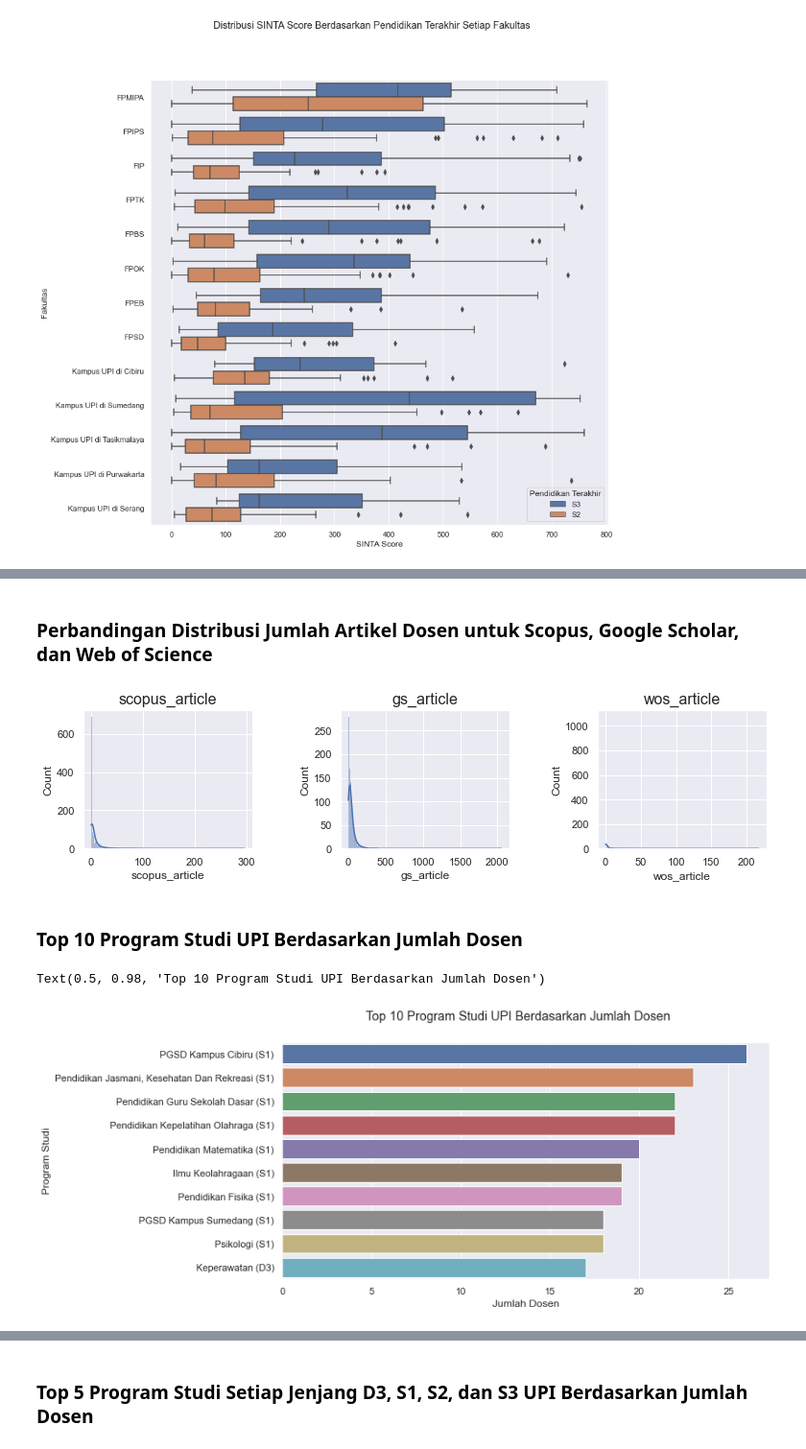
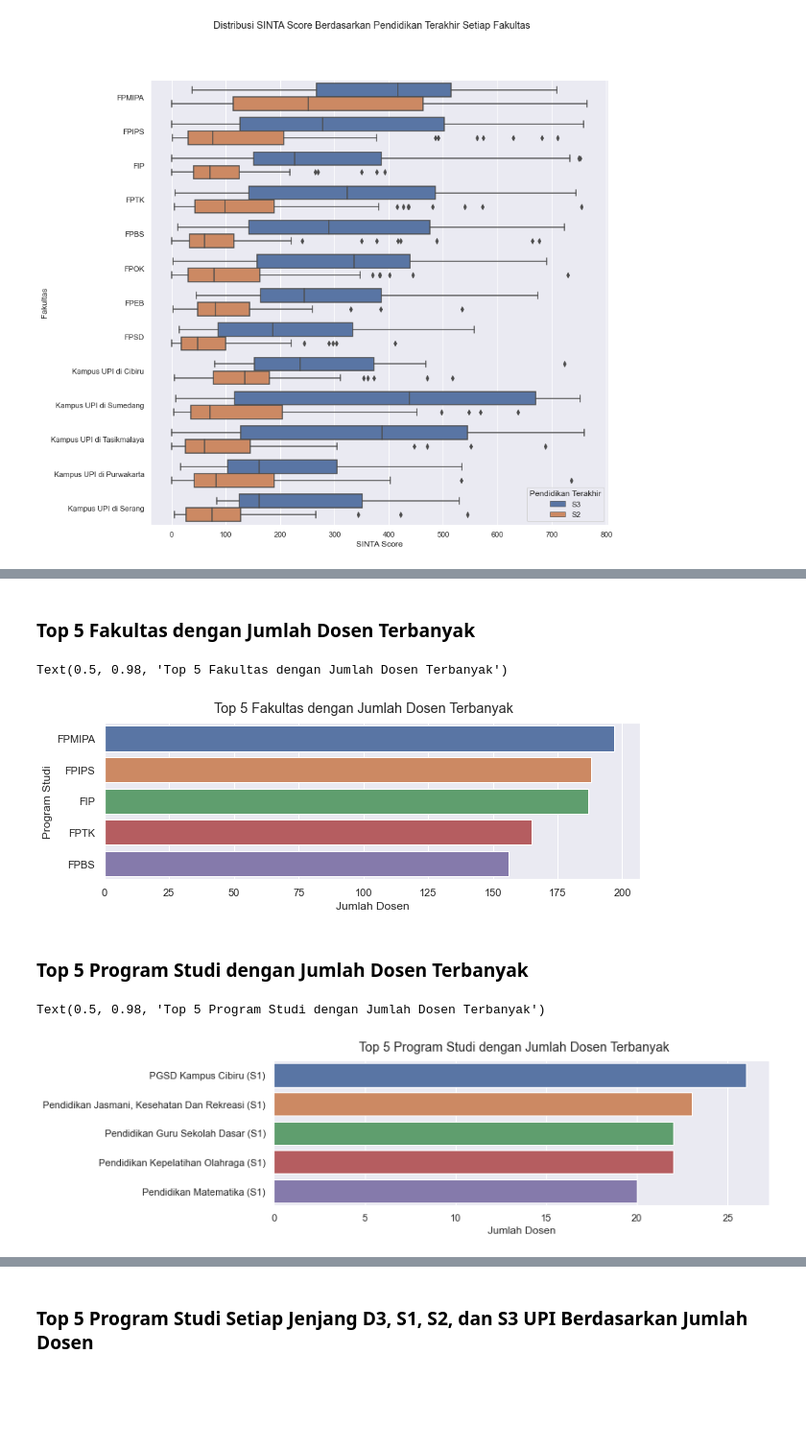
Before and after one commit to crypter7054/EDA-UPI-2022, a Jupyter notebook: EDA UPI Rev.3.ipynb, the cells around one changed output, grey strips where cells are left out. Shown at 96% size. Saved outputs shown, nothing was run; the diff lists cells and outputs as text; code cells hidden in the pictures; blank space fills up the shorter version.

```diff
--- a/EDA UPI Rev.3.ipynb
+++ b/EDA UPI Rev.3.ipynb
@@ -701,26 +633,20 @@ plt.show()
-# %% [markdown]
-### Perbandingan Distribusi Jumlah Artikel Dosen untuk Scopus, Google Scholar, dan Web of Science
-# %%
-h_index = ['scopus_article', 'gs_article', 'wos_article']
-
-fig, axes = plt.subplots(1, 3, figsize = (12, 4))
-axes = axes.ravel()
-fig.tight_layout(pad = 5)
-
-for col, ax in zip(h_index, axes):
-    sns.histplot(df[col], kde=True, ax=ax)
-    ax.set_title(col, fontsize = 16)
-
-plt.show()
-# %% [output]
-[figure, removed]
+# %% [markdown]
+### Top 5 Fakultas dengan Jumlah Dosen Terbanyak
+# %%
+plt.figure(figsize=(10, 3))
+g = sns.countplot(y="Fakultas", data = df, order = df['Fakultas'].value_counts().index[0:5], palette="deep")
+g.set(xlabel='Jumlah Dosen', ylabel='Program Studi')
+plt.suptitle("Top 5 Fakultas dengan Jumlah Dosen Terbanyak" , fontsize = 'large', fontweight = 'regular')
+# %% [output]
+Text(0.5, 0.98, 'Top 5 Fakultas dengan Jumlah Dosen Terbanyak')
+[figure, added]
 # %% [markdown]
-### Top 10 Program Studi UPI Berdasarkan Jumlah Dosen
+### Top 5 Program Studi dengan Jumlah Dosen Terbanyak
 # %%
-plt.figure(figsize=(10, 5))
-g = sns.countplot(y="Nama Prodi", data = df, order = df['Nama Prodi'].value_counts().index[0:10], palette="deep")
-g.set(xlabel='Jumlah Dosen', ylabel='Program Studi')
-plt.suptitle("Top 10 Program Studi UPI Berdasarkan Jumlah Dosen" , fontsize = 'large', fontweight = 'regular')
+plt.figure(figsize=(10, 3))
+g = sns.countplot(y="Nama Prodi", data = df, order = df['Nama Prodi'].value_counts().index[0:5], palette="deep")
+g.set(xlabel='Jumlah Dosen', ylabel='')
+plt.suptitle("Top 5 Program Studi dengan Jumlah Dosen Terbanyak" , fontsize = 'large', fontweight = 'regular')
 # %% [output]
-Text(0.5, 0.98, 'Top 10 Program Studi UPI Berdasarkan Jumlah Dosen')
+Text(0.5, 0.98, 'Top 5 Program Studi dengan Jumlah Dosen Terbanyak')
-[figure, old version]
+[figure, new version]
```
Also changed, not shown: parts of 25 cells of this notebook.
